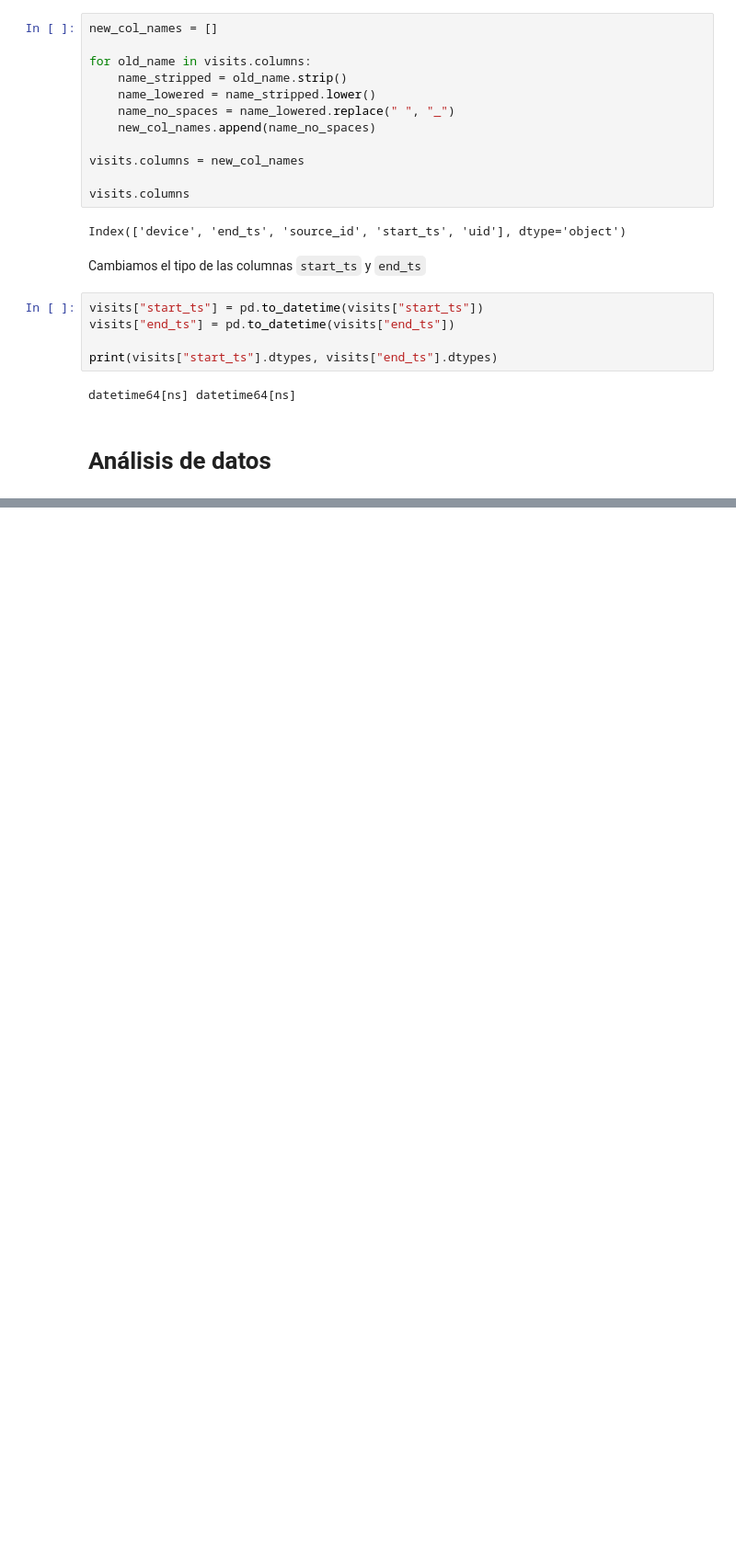
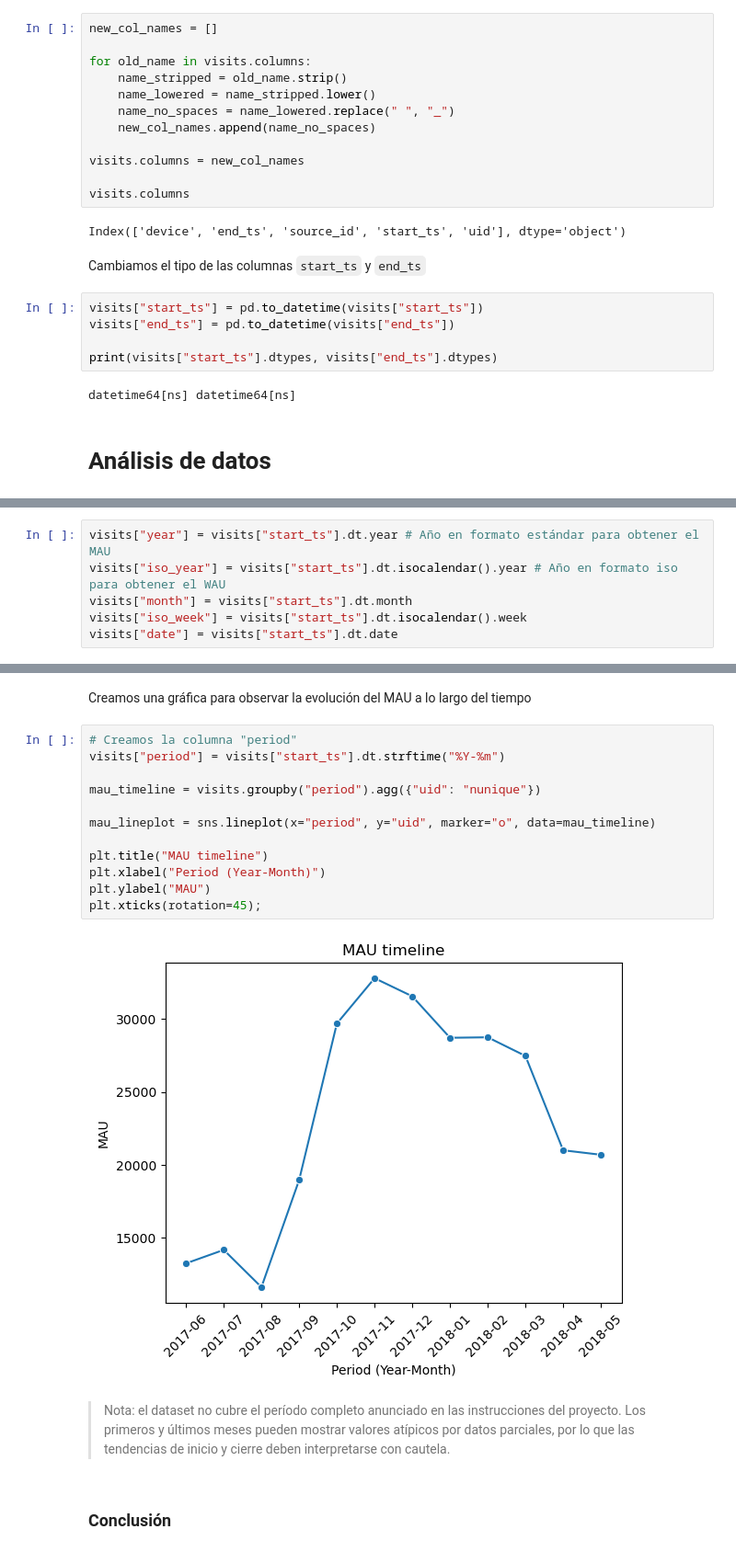
Before and after one commit to sgcuervo/showz-marketing-analysis, a Jupyter notebook: showz_marketing_analysis.ipynb, the cells around one changed output, grey strips where cells are left out. Shown at 92% size. Drawn from its saved outputs; the diff is of its cells as text; blank space fills up the shorter version.

```diff
--- a/showz_marketing_analysis.ipynb
+++ b/showz_marketing_analysis.ipynb
@@ -240,0 +248,6 @@ datetime64[ns] datetime64[ns]
+# %%
+visits["year"] = visits["start_ts"].dt.year # Año en formato estándar para obtener el MAU
+visits["iso_year"] = visits["start_ts"].dt.isocalendar().year # Año en formato iso para obtener el WAU
+visits["month"] = visits["start_ts"].dt.month
+visits["iso_week"] = visits["start_ts"].dt.isocalendar().week
+visits["date"] = visits["start_ts"].dt.date
@@ -240,0 +279,20 @@ datetime64[ns] datetime64[ns]
+# %% [markdown]
+Creamos una gráfica para observar la evolución del MAU a lo largo del tiempo
+# %%
+# Creamos la columna "period"
+visits["period"] = visits["start_ts"].dt.strftime("%Y-%m")
+
+mau_timeline = visits.groupby("period").agg({"uid": "nunique"})
+
+mau_lineplot = sns.lineplot(x="period", y="uid", marker="o", data=mau_timeline)
+
+plt.title("MAU timeline")
+plt.xlabel("Period (Year-Month)")
+plt.ylabel("MAU")
+plt.xticks(rotation=45);
+# %% [output]
+[figure, added]
+# %% [markdown]
+>Nota: el dataset no cubre el período completo anunciado en las instrucciones del proyecto. Los primeros y últimos meses pueden mostrar valores atípicos por datos parciales, por lo que las tendencias de inicio y cierre deben interpretarse con cautela.
+# %% [markdown]
+### Conclusión
```
Also changed, not shown: parts of 8 cells of this notebook.
